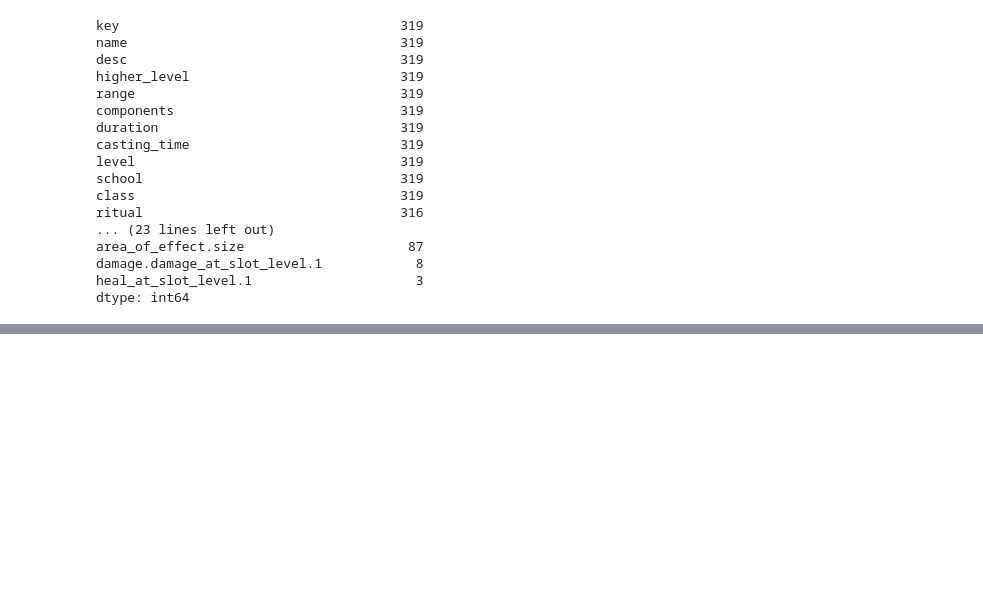
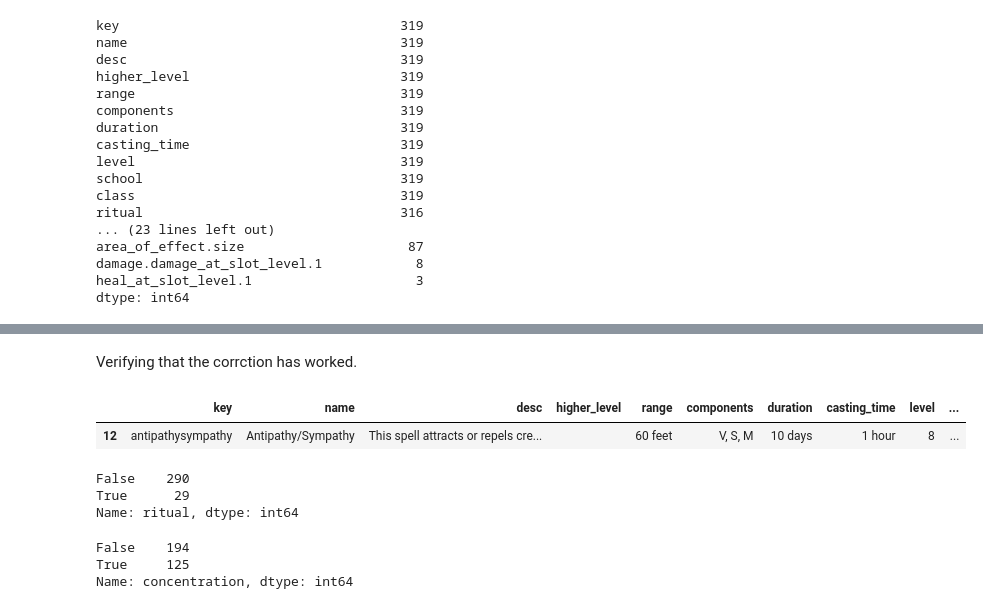
Before and after one commit to AdamSCohen/dnd_analysis, a Jupyter notebook: main.ipynb, the cells around one changed output, grey strips where cells are left out. Drawn from its saved outputs; the diff is of its cells as text; code cells hidden in the pictures; blank space fills up the shorter version.

```diff
--- a/main.ipynb
+++ b/main.ipynb
@@ -275,0 +333,22 @@ dtype: int64
+# %%
+spells['ritual'] = spells['ritual'].fillna(False)
+spells['concentration'] = spells['concentration'].fillna(False)
+# %% [markdown]
+Verifying that the corrction has worked.
+# %%
+spells.loc[[12]]
+# %% [output]
+|  | key | name | desc | higher_level | range | components | duration | casting_time | level | ... |
+| 12 | antipathysympathy | Antipathy/Sympathy | This spell attracts or repels cre... |  | 60 feet | V, S, M | 10 days | 1 hour | 8 | ... |
+# %%
+spells['ritual'].value_counts(dropna=False)
+# %% [output]
+False    290
+True      29
+Name: ritual, dtype: int64
+# %%
+spells['concentration'].value_counts(dropna=False)
+# %% [output]
+False    194
+True     125
+Name: concentration, dtype: int64
```
Also changed, not shown: parts of 10 cells of this notebook.
